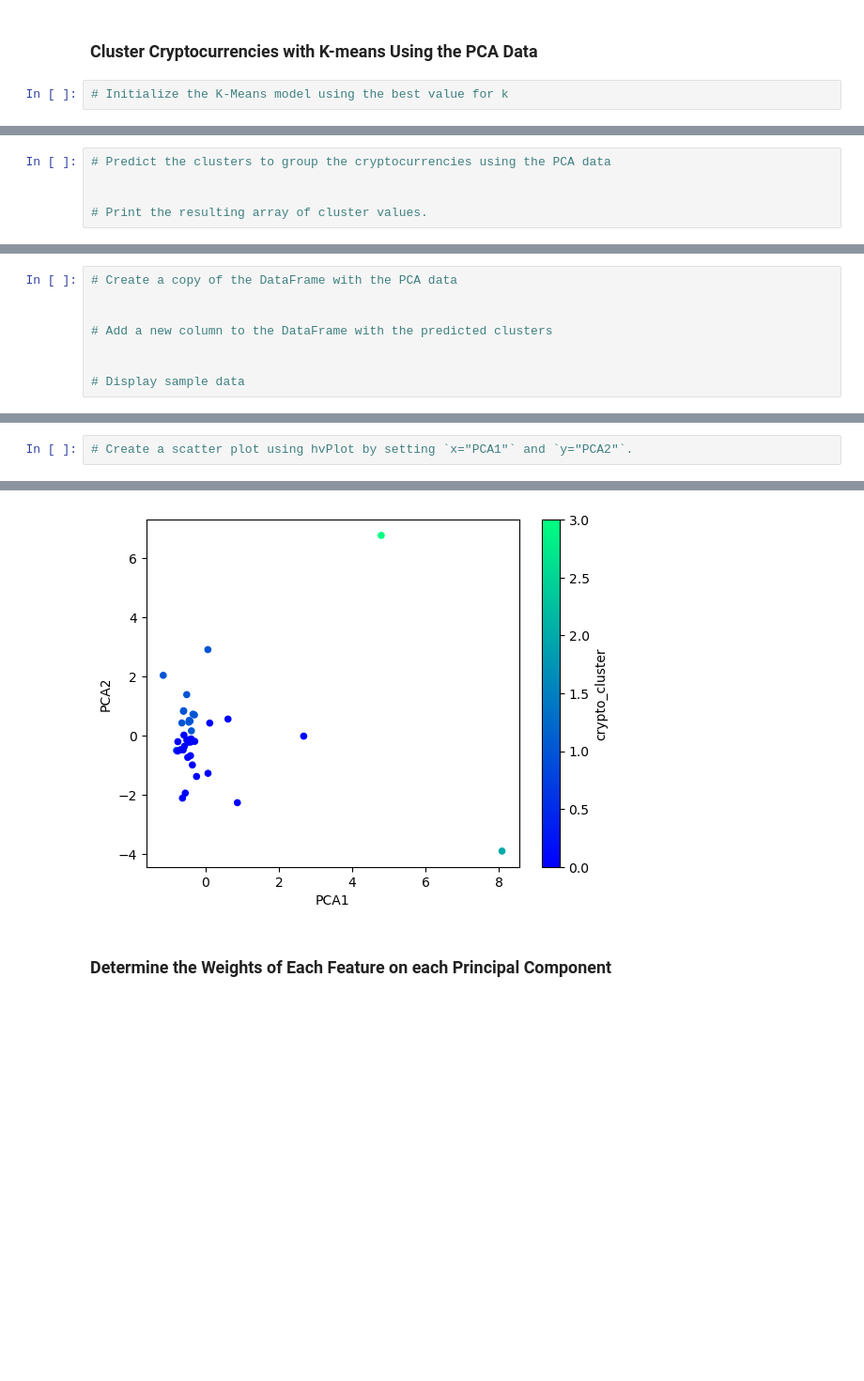
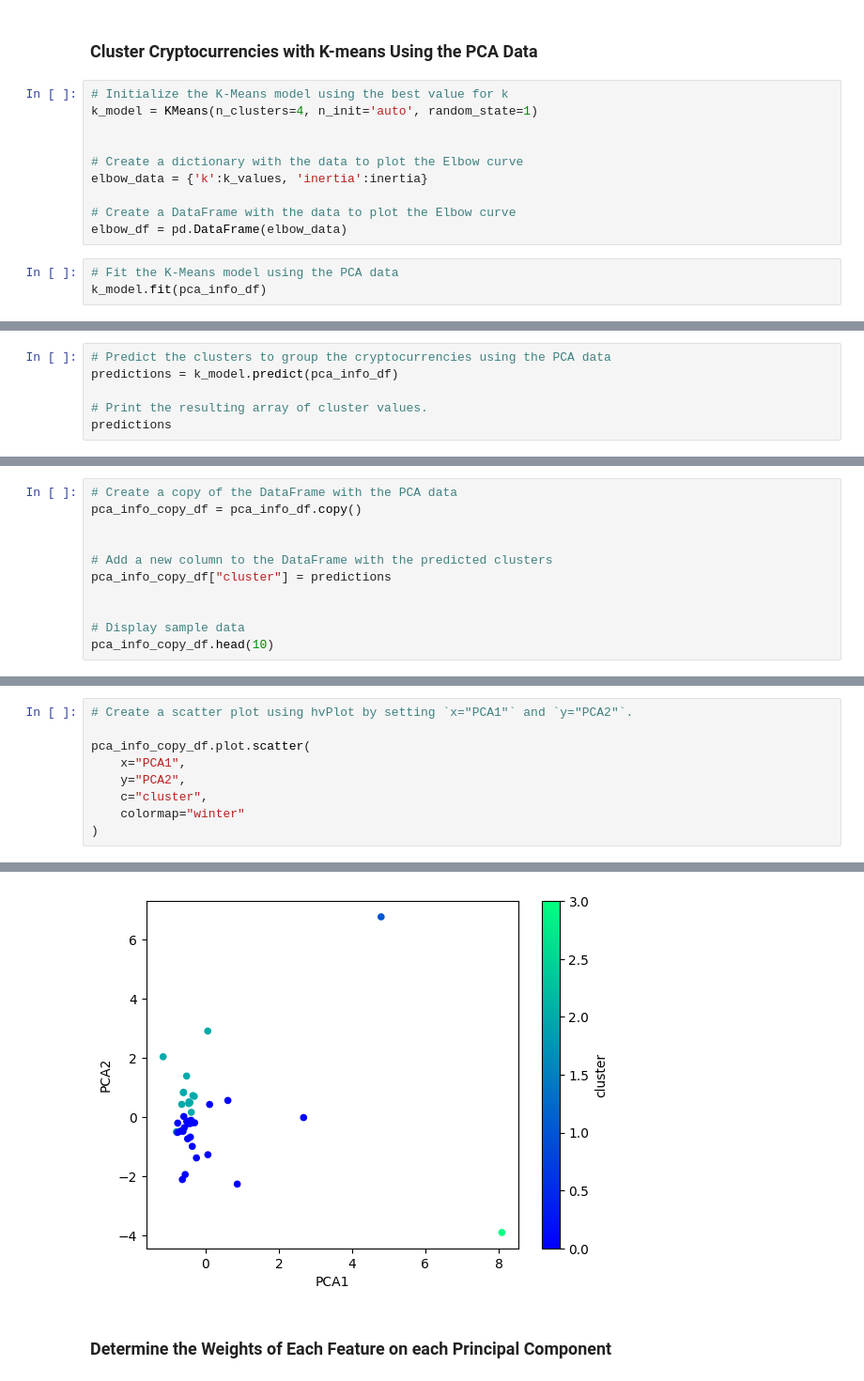
Before and after one commit to pertinax1/CryptoClustering, a Jupyter notebook: Crypto_Clustering_starter_code.ipynb, the cells around one changed output, grey strips where cells are left out. Shown at 94% size. Drawn from its saved outputs; the diff is of its cells as text; blank space fills up the shorter version.

```diff
--- a/Crypto_Clustering_starter_code.ipynb
+++ b/Crypto_Clustering_starter_code.ipynb
@@ -314,5 +319,16 @@ elbow_df.plot.line(
   No, the result doesn't differ but it's more clear that the value is 4 when using PCA data.
 # %% [markdown]
 ### Cluster Cryptocurrencies with K-means Using the PCA Data
+# %%
+# Initialize the K-Means model using the best value for k
+k_model = KMeans(n_clusters=4, n_init='auto', random_state=1)
+
+
+# Create a dictionary with the data to plot the Elbow curve
+elbow_data = {'k':k_values, 'inertia':inertia}
+
+# Create a DataFrame with the data to plot the Elbow curve
+elbow_df = pd.DataFrame(elbow_data)
 # %%
-# Initialize the K-Means model using the best value for k
+# Fit the K-Means model using the PCA data
+k_model.fit(pca_info_df)
@@ -321,5 +337,6 @@ elbow_df.plot.line(
 # %%
 # Predict the clusters to group the cryptocurrencies using the PCA data
-
+predictions = k_model.predict(pca_info_df)
 
 # Print the resulting array of cluster values.
+predictions
@@ -326,9 +346,12 @@ elbow_df.plot.line(
 # %%
 # Create a copy of the DataFrame with the PCA data
+pca_info_copy_df = pca_info_df.copy()
 
 
 # Add a new column to the DataFrame with the predicted clusters
+pca_info_copy_df["cluster"] = predictions
 
 
 # Display sample data
+pca_info_copy_df.head(10)
 # %% [output]
@@ -342,7 +370,14 @@ elbow_df.plot.line(
 # %%
 # Create a scatter plot using hvPlot by setting `x="PCA1"` and `y="PCA2"`.
+
+pca_info_copy_df.plot.scatter(
+    x="PCA1",
+    y="PCA2",
+    c="cluster",
+    colormap="winter"
+)
 # %% [output]
 <Axes: xlabel='PCA1', ylabel='PCA2'>
-[figure, old version]
+[figure, new version]
 # %% [markdown]
 ### Determine the Weights of Each Feature on each Principal Component
```
Also changed, not shown: parts of 9 cells of this notebook, 1 other file.
